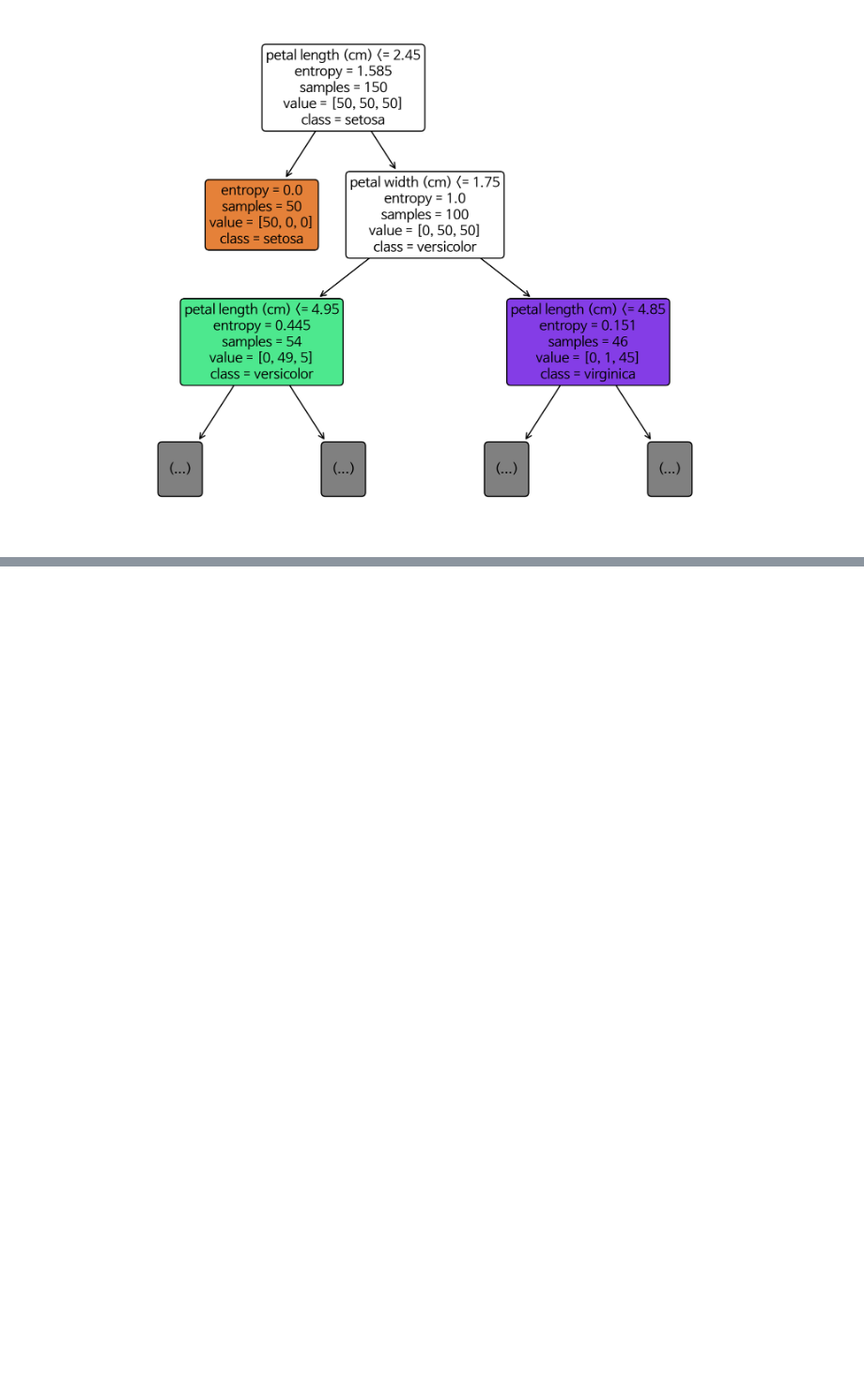
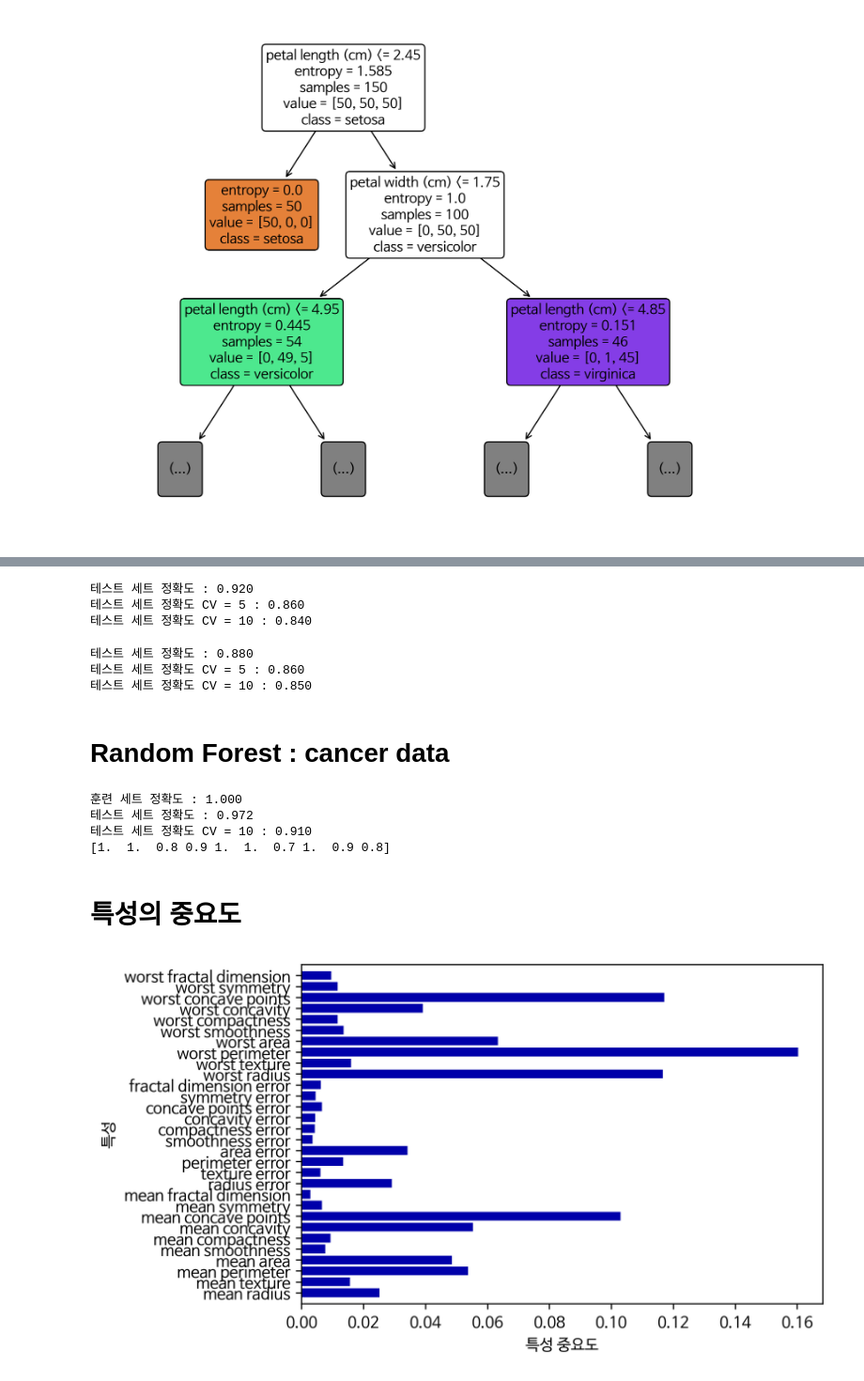
Before and after one commit to jang-jin/ML-Class, a Jupyter notebook: 4주차 과제-선형분류,나이브베이즈,결정트리,랜덤포레스트.ipynb, the cells around one changed output, grey strips where cells are left out. Shown at 94% size. Drawn from its saved outputs; the diff is of its cells as text; code cells hidden in the pictures; blank space fills up the shorter version.

```diff
--- a/4주차 과제-선형분류,나이브베이즈,결정트리.ipynb
+++ b/4주차 과제-선형분류,나이브베이즈,결정트리,랜덤포레스트.ipynb
@@ -444,0 +461,69 @@ plt.show()
+# %%
+from sklearn.model_selection import cross_val_score
+
+forest = RandomForestClassifier(n_estimators=5, random_state=2)
+forest.fit(X_train, y_train)
+print("테스트 세트 정확도 : {:.3f}".format(forest.score(X_test, y_test)))
+
+cvscores = cross_val_score(forest, X, y, cv=5)
+print("테스트 세트 정확도 CV = 5 : {:.3f}".format(cvscores.mean()))
+
+cvscores = cross_val_score(forest, X, y, cv=10)
+print("테스트 세트 정확도 CV = 10 : {:.3f}".format(cvscores.mean()))
+# %% [output]
+테스트 세트 정확도 : 0.920
+테스트 세트 정확도 CV = 5 : 0.860
+테스트 세트 정확도 CV = 10 : 0.840
+# %%
+from sklearn.model_selection import cross_val_score
+from sklearn.tree import DecisionTreeClassifier
+
+X, y = make_moons(n_samples=100, noise=0.25, random_state=3)
+X_train, X_test, y_train, y_test = train_test_split(X, y, stratify=y, random_state=42)
+dt = DecisionTreeClassifier(max_depth=None, min_samples_split=2, random_state=0)
+dt.fit(X_train, y_train)
+print("테스트 세트 정확도 : {:.3f}".format(dt.score(X_test, y_test)))
+
+cvscores = cross_val_score(dt, X, y, cv=5)
+print("테스트 세트 정확도 CV = 5 : {:.3f}".format(cvscores.mean()))
+
+cvscores = cross_val_score(dt, X, y, cv=10)
+print("테스트 세트 정확도 CV = 10 : {:.3f}".format(cvscores.mean()))
+# %% [output]
+테스트 세트 정확도 : 0.880
+테스트 세트 정확도 CV = 5 : 0.860
+테스트 세트 정확도 CV = 10 : 0.850
+# %% [markdown]
+# Random Forest : cancer data
+# %%
+from sklearn.datasets import load_breast_cancer
+cancer = load_breast_cancer()
+X_train, X_test, y_train, y_test = train_test_split(cancer.data, cancer.target, random_state=0)
+forest = RandomForestClassifier(n_estimators=100, random_state=0)
+forest.fit(X_train, y_train)
+
+print("훈련 세트 정확도 : {:.3f}".format(forest.score(X_train, y_train)))
+print("테스트 세트 정확도 : {:.3f}".format(forest.score(X_test, y_test)))
+
+cvscores = cross_val_score(forest, X, y, cv=10)
+print("테스트 세트 정확도 CV = 10 : {:.3f}".format(cvscores.mean()))
+print(cvscores)
+# %% [output]
+훈련 세트 정확도 : 1.000
+테스트 세트 정확도 : 0.972
+테스트 세트 정확도 CV = 10 : 0.910
+[1.  1.  0.8 0.9 1.  1.  0.7 1.  0.9 0.8]
+# %% [markdown]
+# 특성의 중요도
+# %%
+def plot_feature_importances_cancer(model):
+    n_features = cancer.data.shape[1]
+    plt.barh(range(n_features), model.feature_importances_, align='center')
+    plt.yticks(np.arange(n_features), cancer.feature_names)
+    plt.xlabel("특성 중요도")
+    plt.ylabel("특성")
+    plt.ylim(-1, n_features)
+
+plot_feature_importances_cancer(forest)
+# %% [output]
+[figure, added]
```
Also changed, not shown: parts of 4 cells of this notebook.
